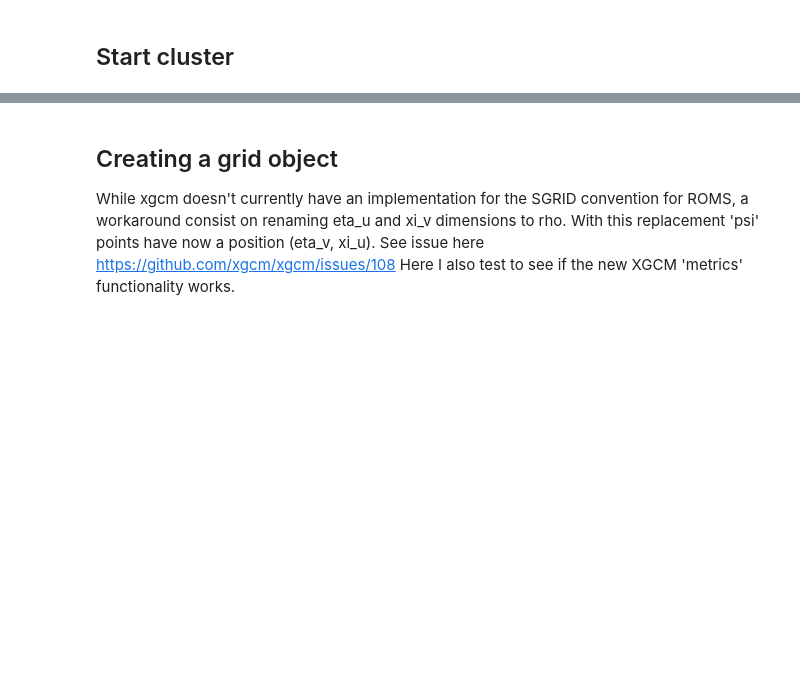
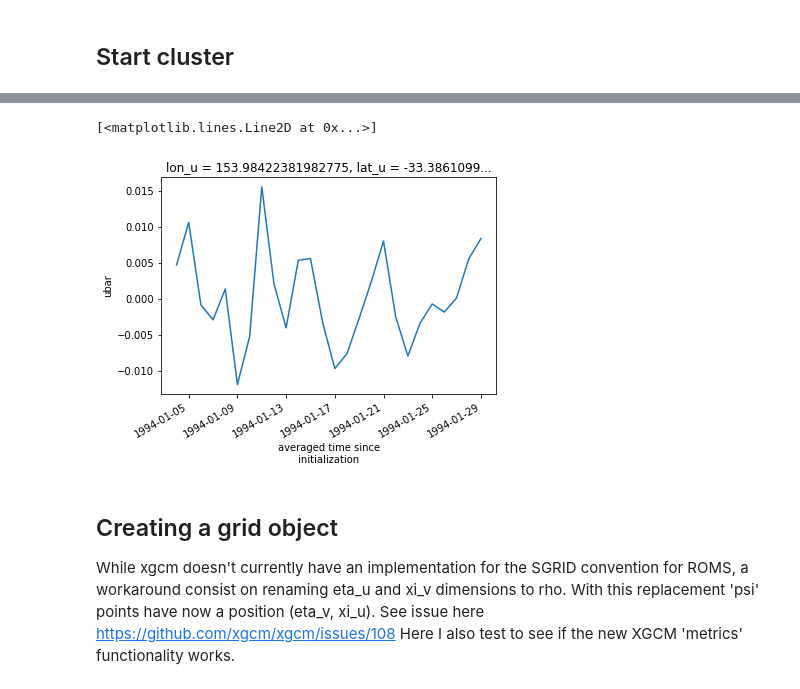
Before and after one commit to nmalan/EAC_Xshelf_volume_transport, a Jupyter notebook: Intro_fig_plot.ipynb, the cells around one changed output, grey strips where cells are left out. Saved outputs shown, nothing was run; the diff lists cells and outputs as text; code cells hidden in the pictures; blank space fills up the shorter version.

```diff
--- a/Intro_fig_plot.ipynb
+++ b/Intro_fig_plot.ipynb
@@ -48,3 +55,8 @@ ds=xr.open_dataset('../../outer_avg_01461.nc')
+# %%
+(test.isel(eta_u=150,xi_u=150)-(ds.ubar.isel(eta_u=150,xi_u=150))).plot()
+# %% [output]
+[<matplotlib.lines.Line2D at 0x...>]
+[figure, added]
 # %% [markdown]
 ## Creating a grid object
 While xgcm doesn't currently have an implementation for the SGRID convention for ROMS, a workaround consist on renaming eta_u and xi_v dimensions to rho. With this replacement 'psi' points have now a position (eta_v, xi_u). See issue here https://github.com/xgcm/xgcm/issues/108
```
Also changed, not shown: parts of 4 cells of this notebook, 1 other file.
